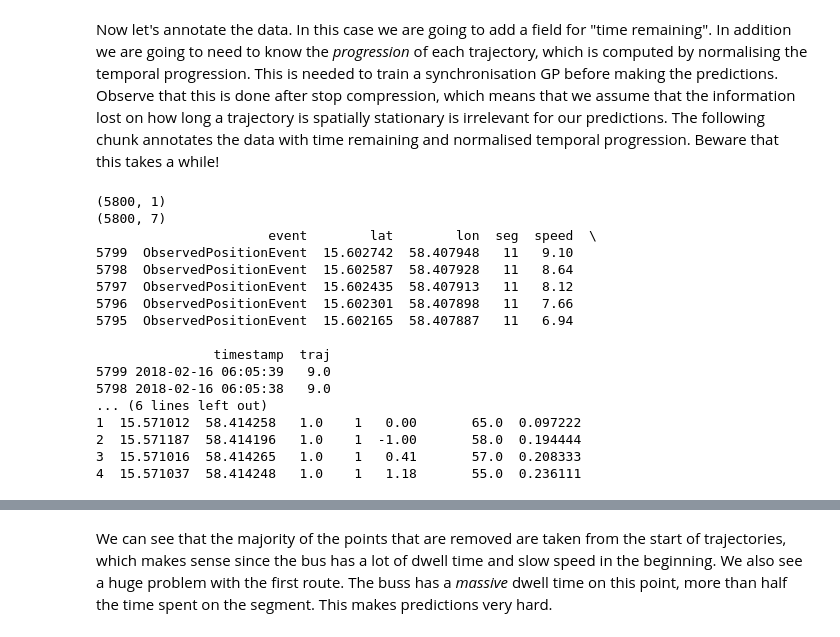
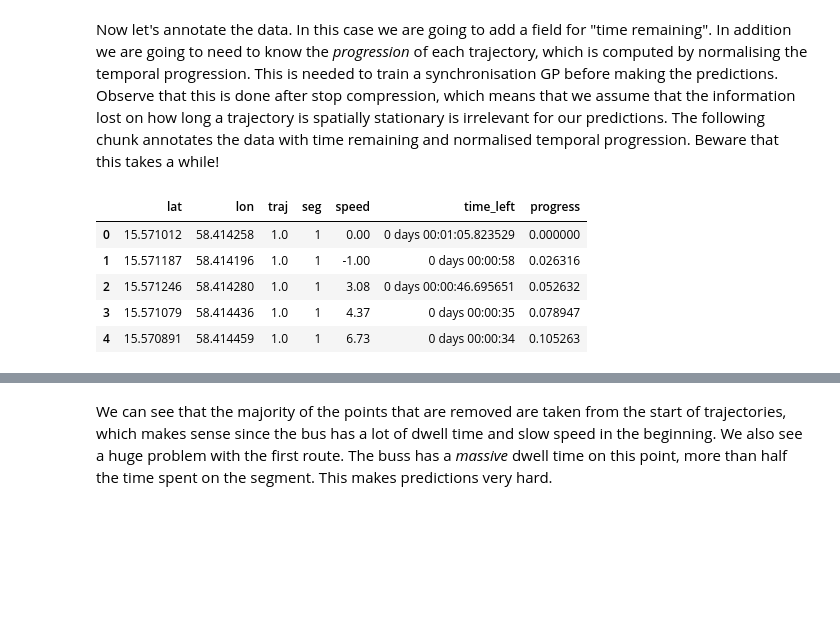
Before and after one commit to M20190649/TDDE19-bus-arrival-time, a Jupyter notebook: GP/Arrival Time Prediction 1 - Pre Processing.ipynb, the cells around one changed output, grey strips where cells are left out. Cells and saved outputs as stored; diff of their text form; code cells hidden in the pictures; blank space fills up the shorter version.

```diff
--- a/GP/Arrival Time Prediction 1 - Pre Processing.ipynb
+++ b/GP/Arrival Time Prediction 1 - Pre Processing.ipynb
@@ -201,48 +197,45 @@ Now let's annotate the data. In this case we are going to add a field for "time
 # %%
 t0 = time.time()
 time_left = pd.DataFrame({'time_left': np.zeros(compressed_data.shape[0])})
 progress = pd.DataFrame({'progress': np.zeros(compressed_data.shape[0])})
-print(time_left.shape)
-print(compressed_data.shape)
 reverse_rows = compressed_data.iloc[::-1]
 last_stop_timestamp = reverse_rows.iloc[0].timestamp
-print(reverse_rows.head())
-for i, d in reverse_rows.iterrows():
-    t = d.timestamp
-    if d.event == 'EnteredEvent':
-        last_stop_timestamp = t
-    d_time = (last_stop_timestamp - t).seconds
-    time_left.iloc[i] = d_time
-    progress.iloc[i] = 1 - (d_time / travel_times[d.traj][d.seg].seconds)
+trajs = compressed_data.traj.unique()
+segs = compressed_data.seg.unique()
+
+sdata = compressed_data.sort_values(['traj', 'seg', 'timestamp'])
+cur_traj = 0
+cur_seg = 0
+tn = 0
+seg0 = 0
+segn = 0
+traj = sdata
+for i, d in sdata.iterrows():
+    if d.traj > cur_traj:
+        cur_seg = 0
+        cur_traj = d.traj
+        traj = sdata[sdata.traj == cur_traj]
+
+    if d.seg > cur_seg:
+        cur_seg = d.seg
+        seg0 = i
+        seg = traj[traj.seg == cur_seg]
+        segn = seg.shape[0]
+        tn = seg.iloc[-1].timestamp
+
+    time_left.iloc[i] = tn - d.timestamp
+    progress.iloc[i]  = (i - seg0) / (segn - 1)
 
 progress_data = pd.concat([
             compressed_data[['lat', 'lon', 'traj', 'seg', 'speed']],
             time_left,
             progress],
             axis = 1)
-
-print("Data processed in", elapsed, " seconds")
-elapsed = time.time() - t0
-print(progress_data[progress_data.traj == 1].head())
-#progress_data['progress'] = np.zeros(progress_data.shape[0])
-#for i, d in progress_data.iterrows():
-#    progress_data.iloc[i]['progress'] = 1 - (d.time_left - travel_times[d.traj][d.seg].seconds)
-#progress_data
+progress_data.head()
 # %% [output]
-(5800, 1)
-(5800, 7)
-                      event        lat        lon  seg  speed  \
-5799  ObservedPositionEvent  15.602742  58.407948   11   9.10
-5798  ObservedPositionEvent  15.602587  58.407928   11   8.64
-5797  ObservedPositionEvent  15.602435  58.407913   11   8.12
-5796  ObservedPositionEvent  15.602301  58.407898   11   7.66
-5795  ObservedPositionEvent  15.602165  58.407887   11   6.94
-
-               timestamp  traj
-5799 2018-02-16 06:05:39   9.0
-5798 2018-02-16 06:05:38   9.0
-... (6 lines left out)
-1  15.571012  58.414258   1.0    1   0.00       65.0  0.097222
-2  15.571187  58.414196   1.0    1  -1.00       58.0  0.194444
-3  15.571016  58.414265   1.0    1   0.41       57.0  0.208333
-4  15.571037  58.414248   1.0    1   1.18       55.0  0.236111
+|  | lat | lon | traj | seg | speed | time_left | progress |
+| 0 | 15.571012 | 58.414258 | 1.0 | 1 | 0.00 | 0 days 00:01:05.823529 | 0.000000 |
+| 1 | 15.571187 | 58.414196 | 1.0 | 1 | -1.00 | 0 days 00:00:58 | 0.026316 |
+| 2 | 15.571246 | 58.414280 | 1.0 | 1 | 3.08 | 0 days 00:00:46.695651 | 0.052632 |
+| 3 | 15.571079 | 58.414436 | 1.0 | 1 | 4.37 | 0 days 00:00:35 | 0.078947 |
+| 4 | 15.570891 | 58.414459 | 1.0 | 1 | 6.73 | 0 days 00:00:34 | 0.105263 |
```
Also changed, not shown: parts of 9 cells of this notebook, 5 other files.
